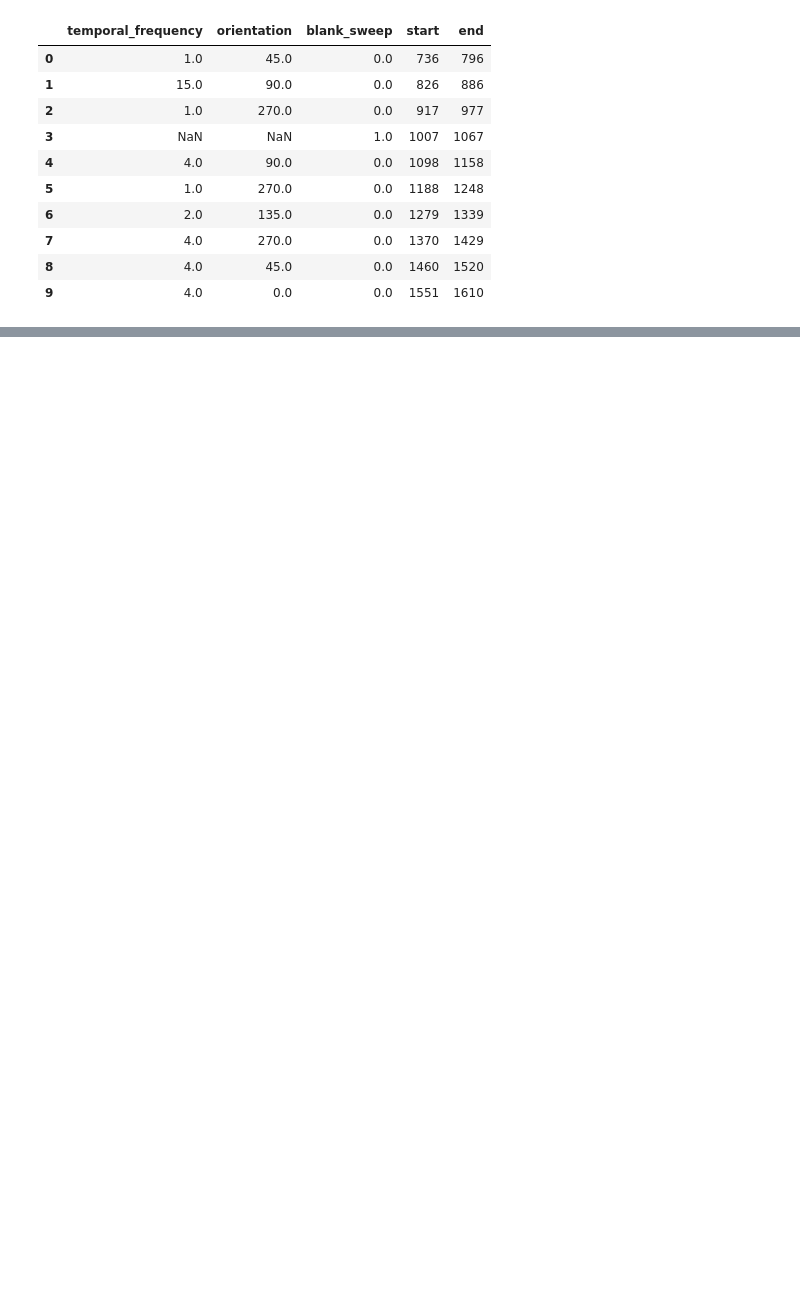
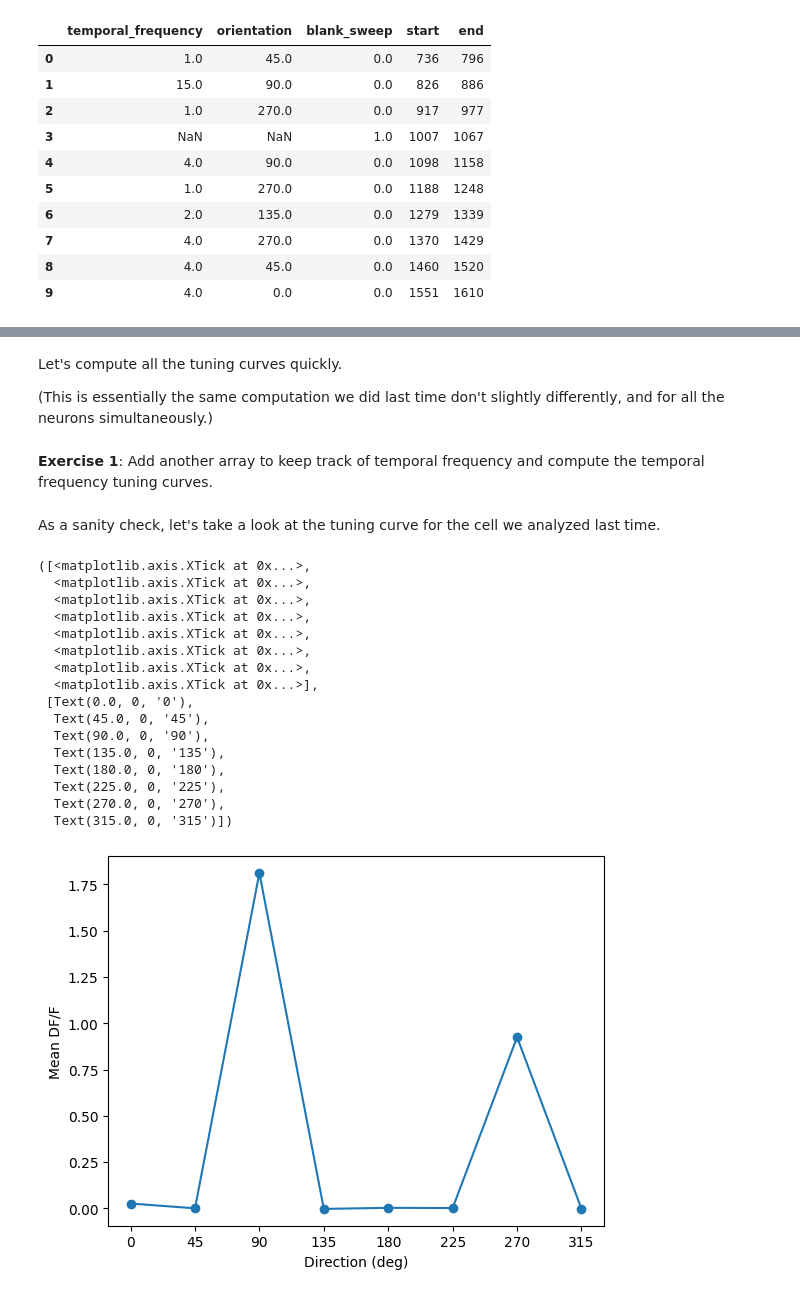
Before and after one commit to saskiad/AMATH_Visual_Coding, a Jupyter notebook: Decoding.ipynb, the cells around one changed output, grey strips where cells are left out. Drawn from its saved outputs; the diff is of its cells as text; code cells hidden in the pictures; blank space fills up the shorter version.

```diff
--- a/Decoding.ipynb
+++ b/Decoding.ipynb
@@ -381,6 +122,0 @@ Text(0, 0.5, 'Mean DF/F')
-# %%
-for i, ori in enumerate(orivals):
-    plt.plot(tfvals, tuning_array[i,:], 'o-', label=ori)
-plt.legend()
-# plt.xlabel("Direction (deg)")
-# plt.ylabel("Mean DF/F")
@@ -416,0 +150,55 @@ Text(0.5, 1.0, 'Cell 541513979')
+# %%
+num_trials = stim_table.shape[0]
+activity = np.zeros([num_trials, num_neurons])
+stim = [] #np.zeros(num_trials)
+for i, row in stim_table.iterrows():
+  activity[i] = dff[:,int(row.start):int(row.end)].mean(axis=1) # only compute the mean for each neuron
+  #stim[i] = row.orientation
+  if np.isfinite(row.orientation):
+    stim.append(str(row.orientation))
+  else:
+    stim.append('blank')
+
+stim = np.array(stim)
+# %% [markdown]
+Let's compute all the tuning curves quickly.
+
+(This is essentially the same computation we did last time don't slightly differently, and for all the neurons simultaneously.)
+# %%
+orientations = np.sort(stim_table.orientation.unique())
+orientation_labels = [str(ori) for ori in orientations[:-1]] + ['blank']
+num_orientations = len(orientations)
+tuning_curves = np.zeros([num_neurons, num_orientations-1])
+
+for i, ori in enumerate(orientations[:-1]):  # leave out nans
+  mask = stim==str(ori)
+  tuning_curves[:,i] = activity[mask,:].mean(axis=0)
+# %% [markdown]
+**Exercise 1**:  Add another array to keep track of temporal frequency and compute the temporal frequency tuning curves.
+# %%
+cell_index = 6   # This is the cell we looked at last time!
+# %% [markdown]
+As a sanity check, let's take a look at the tuning curve for the cell we analyzed last time.
+# %%
+plt.plot(orientations[:-1], tuning_curves[cell_index],'o-')
+plt.xlabel("Direction (deg)")
+plt.ylabel("Mean DF/F")
+plt.xticks(orientations[:-1])
+# %% [output]
+([<matplotlib.axis.XTick at 0x...>,
+  <matplotlib.axis.XTick at 0x...>,
+  <matplotlib.axis.XTick at 0x...>,
+  <matplotlib.axis.XTick at 0x...>,
+  <matplotlib.axis.XTick at 0x...>,
+  <matplotlib.axis.XTick at 0x...>,
+  <matplotlib.axis.XTick at 0x...>,
+  <matplotlib.axis.XTick at 0x...>],
+ [Text(0.0, 0, '0'),
+  Text(45.0, 0, '45'),
+  Text(90.0, 0, '90'),
+  Text(135.0, 0, '135'),
+  Text(180.0, 0, '180'),
+  Text(225.0, 0, '225'),
+  Text(270.0, 0, '270'),
+  Text(315.0, 0, '315')])
+[figure, added]
```
Also changed, not shown: parts of 115 cells of this notebook.
